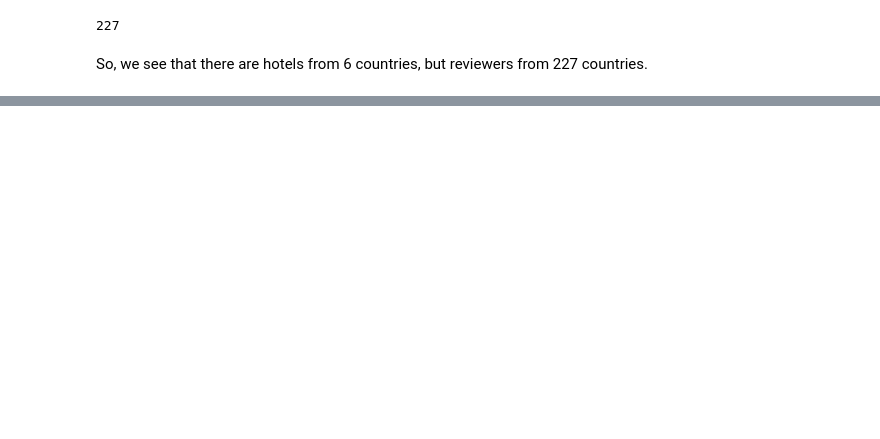
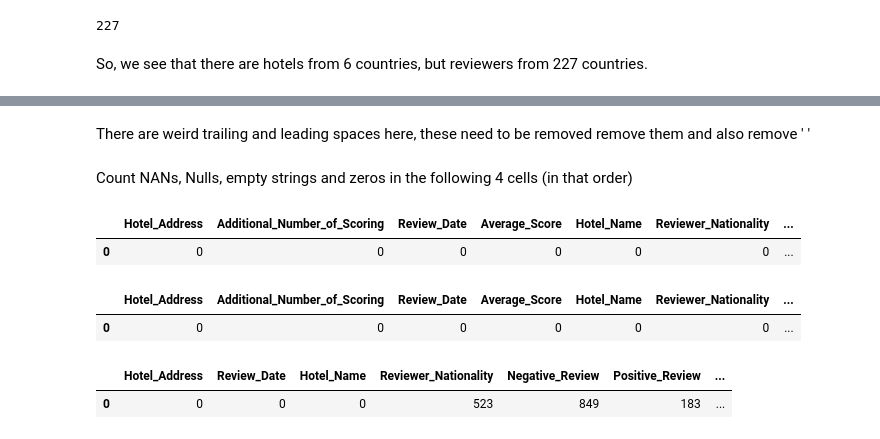
Before and after one commit to ashwath92/hotel-reviews-data-engineering-capstone, a Jupyter notebook: DataExploration/Explore_reviews.ipynb, the cells around one changed output, grey strips where cells are left out. Saved outputs shown, nothing was run; the diff lists cells and outputs as text; code cells hidden in the pictures; blank space fills up the shorter version.

```diff
--- a/DataExploration/Explore_reviews.ipynb
+++ b/DataExploration/Explore_reviews.ipynb
@@ -79,0 +118,29 @@ So, we see that there are hotels from 6 countries, but reviewers from 227 countr
+# %% [markdown]
+There are weird trailing and leading spaces here, these need to be removed remove them and also remove ' '
+# %% [markdown]
+Count NANs, Nulls, empty strings and zeros in the following 4 cells (in that order)
+# %%
+from pyspark.sql.functions import isnan, when, count, col
+#https://stackoverflow.com/questions/44627386/how-to-find-count-of-null-and-nan-values-for-each-column-in-a-pyspark-dataframe
+df_hotel_reviews.select([count(when(isnan(c), c)).alias(c) for c in df_hotel_reviews.columns]).toPandas()
+# %% [output]
+|  | Hotel_Address | Additional_Number_of_Scoring | Review_Date | Average_Score | Hotel_Name | Reviewer_Nationality | ... |
+| 0 | 0 | 0 | 0 | 0 | 0 | 0 | ... |
+# %%
+# Note: this needs col(c)
+df_hotel_reviews.select([count(when(col(c).isNull(), c)).alias(c) for c in df_hotel_reviews.columns]).toPandas()
+# %% [output]
+|  | Hotel_Address | Additional_Number_of_Scoring | Review_Date | Average_Score | Hotel_Name | Reviewer_Nationality | ... |
+| 0 | 0 | 0 | 0 | 0 | 0 | 0 | ... |
+# %%
+from pyspark.sql.functions import udf
+@udf(returnType=StringType())
+def stripv(val):
+    return val.strip()
+
+string_columns = ['Hotel_Address', 'Review_Date', 'Hotel_Name', 'Reviewer_Nationality',
+                  'Negative_Review', 'Positive_Review', 'Tags', 'days_since_review', 'lat', 'lng']
+df_hotel_reviews.select([count(when(stripv(c)=='', c)).alias(c) for c in string_columns]).toPandas()
+# %% [output]
+|  | Hotel_Address | Review_Date | Hotel_Name | Reviewer_Nationality | Negative_Review | Positive_Review | ... |
+| 0 | 0 | 0 | 0 | 523 | 849 | 183 | ... |
```
Also changed, not shown: parts of 22 cells of this notebook, 1 other file.
